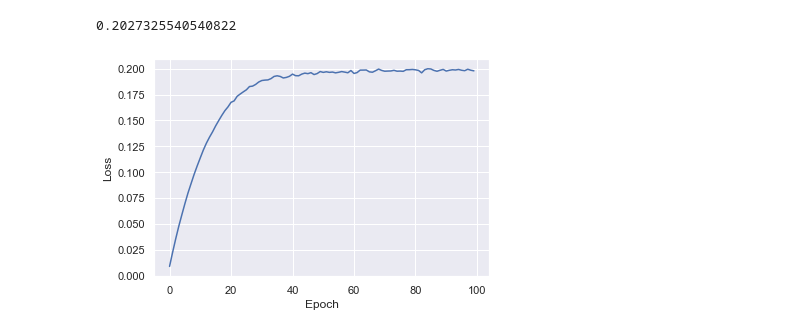
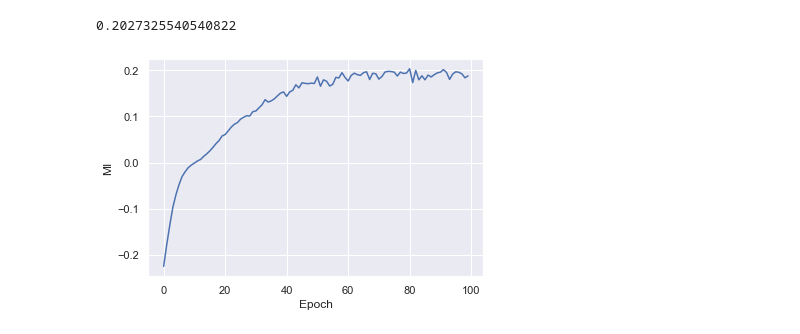
Before and after one commit to mdiephuis/information-bottleneck-gan, a Jupyter notebook: notebooks/MI_estimation.ipynb, the cells around one changed output. Cells and saved outputs as stored; diff of their text form; code cells hidden in the pictures.

```diff
--- a/notebooks/MI_estimation.ipynb
+++ b/notebooks/MI_estimation.ipynb
@@ -31,7 +34,7 @@ def gen_x(num_samples):
 def gen_y(x, num_samples, var):
     return x + np.random.normal(0.,np.sqrt(var),[num_samples,1])
 # %%
-num_samples = 1000000
+num_samples = 500
 var = 2.0
 x = gen_x(num_samples)
 y = gen_y(x, num_samples, var)
@@ -76,7 +79,8 @@ class MIEstimator2(nn.Module):
         return grad, out
 # %%
 # model = MIEstimator1(10)
-model = MIEstimator2()
+num_samples = 10000
+model = MIEstimator1(10)
 n_epoch = 100
 optimizer = torch.optim.Adam(model.parameters(), lr=0.01)
 MI_hist = []
@@ -100,9 +104,9 @@ for epoch in range(n_epoch):
 # %%
 sns.set()
 plt.plot(range(0, n_epoch), MI_hist, 'b-')
 plt.xlabel('Epoch')
-plt.ylabel('Loss')
+plt.ylabel('MI')
 plt.show()
 # %% [output]
-[figure, old version]
+[figure, new version]
 # %%
```
Also changed, not shown: parts of 4 cells of this notebook, 1 other file.
